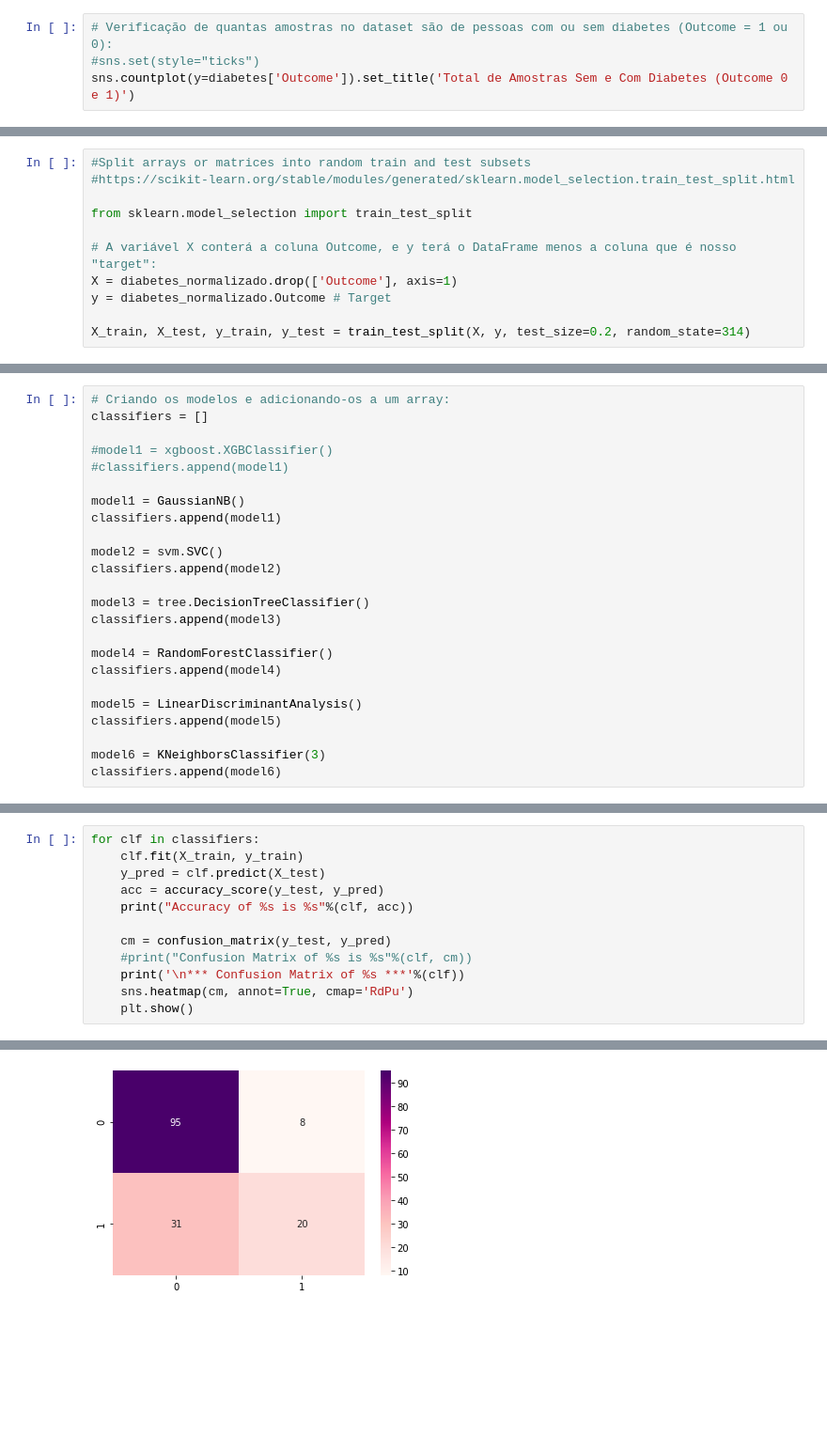
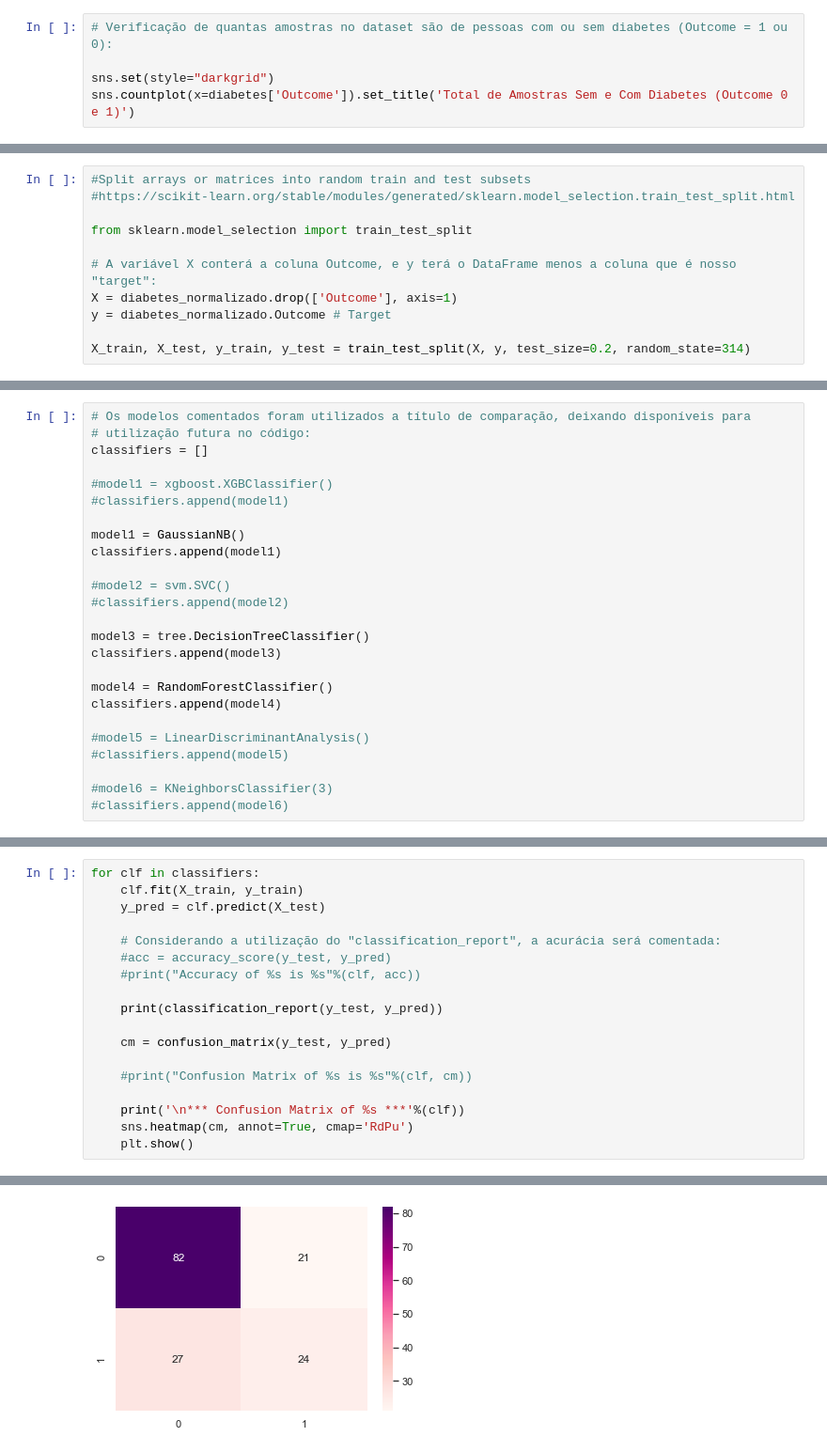
Before and after one commit to iuri-br/ML_Trabalho_Final, a Jupyter notebook: Diabetes_Iuri_Julio.ipynb, the cells around one changed output, grey strips where cells are left out. Shown at 94% size. Drawn from its saved outputs; the diff is of its cells as text; blank space fills up the shorter version.

Commit message:
Melhoria na apresentação dos resultados
Inserido o "classification_report", para auxiliar nas análises dos resultados; também foi inserido cabeçalho com os autores.

```diff
--- a/Diabetes_Iuri_Julio.ipynb
+++ b/Diabetes_Iuri_Julio.ipynb
@@ -78,7 +83,8 @@ diabetes.describe()
 **Ponto de atenção:** As varíaveis **glicose, pressão sanguínea, espessura de pele e insulina possuem valores zerados**, o que não correspondem à realidade. Isso será tratado adiante.
 # %%
 # Verificação de quantas amostras no dataset são de pessoas com ou sem diabetes (Outcome = 1 ou 0):
-#sns.set(style="ticks")
-sns.countplot(y=diabetes['Outcome']).set_title('Total de Amostras Sem e Com Diabetes (Outcome 0 e 1)')
+
+sns.set(style="darkgrid")
+sns.countplot(x=diabetes['Outcome']).set_title('Total de Amostras Sem e Com Diabetes (Outcome 0 e 1)')
 # %% [output]
 Text(0.5, 1.0, 'Total de Amostras Sem e Com Diabetes (Outcome 0 e 1)')
@@ -260,5 +270,6 @@ X_train, X_test, y_train, y_test = train_test_split(X, y, test_size=0.2, random_
 # %%
-# Criando os modelos e adicionando-os a um array:
+# Os modelos comentados foram utilizados a título de comparação, deixando disponíveis para
+# utilização futura no código:
 classifiers = []
 
 #model1 = xgboost.XGBClassifier()
@@ -267,8 +278,8 @@ classifiers = []
 model1 = GaussianNB()
 classifiers.append(model1)
 
-model2 = svm.SVC()
-classifiers.append(model2)
+#model2 = svm.SVC()
+#classifiers.append(model2)
 
 model3 = tree.DecisionTreeClassifier()
 classifiers.append(model3)
@@ -276,11 +287,11 @@ classifiers.append(model3)
 model4 = RandomForestClassifier()
 classifiers.append(model4)
 
-model5 = LinearDiscriminantAnalysis()
-classifiers.append(model5)
+#model5 = LinearDiscriminantAnalysis()
+#classifiers.append(model5)
 
-model6 = KNeighborsClassifier(3)
-classifiers.append(model6)
+#model6 = KNeighborsClassifier(3)
+#classifiers.append(model6)
 # %%
 # Exibindo o conteúdo do array:
 classifiers
@@ -306,11 +301,17 @@ classifiers
 for clf in classifiers:
     clf.fit(X_train, y_train)
     y_pred = clf.predict(X_test)
-    acc = accuracy_score(y_test, y_pred)
-    print("Accuracy of %s is %s"%(clf, acc))
+
+    # Considerando a utilização do "classification_report", a acurácia será comentada:
+    #acc = accuracy_score(y_test, y_pred)
+    #print("Accuracy of %s is %s"%(clf, acc))
+
+    print(classification_report(y_test, y_pred))
 
     cm = confusion_matrix(y_test, y_pred)
+
     #print("Confusion Matrix of %s is %s"%(clf, cm))
+
     print('\n*** Confusion Matrix of %s ***'%(clf))
     sns.heatmap(cm, annot=True, cmap='RdPu')
     plt.show()
@@ -331 +342 @@ Accuracy of SVC(C=1.0, break_ties=False, cache_size=200, class_weight=None, coef
-[figure, old version]
+[figure, new version]
```
Also changed, not shown: parts of 20 cells of this notebook.
